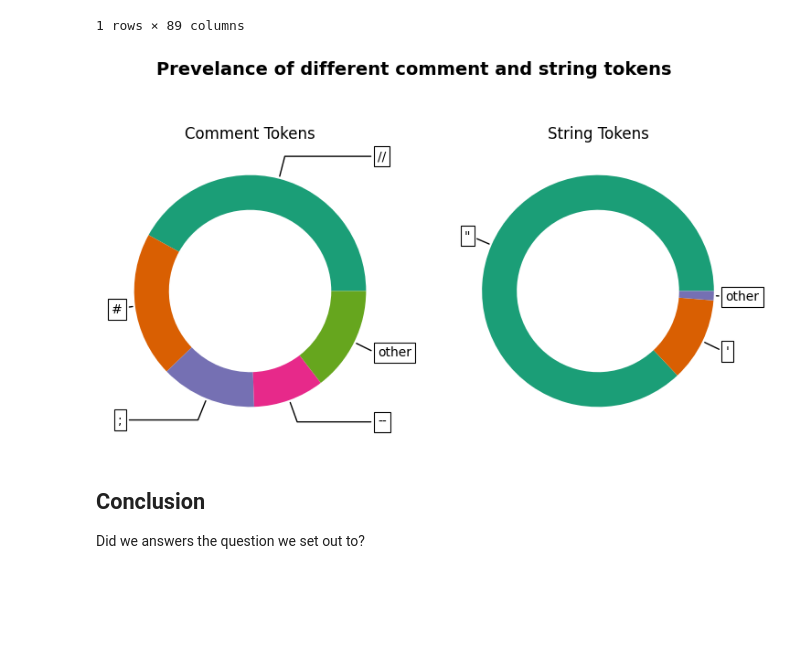
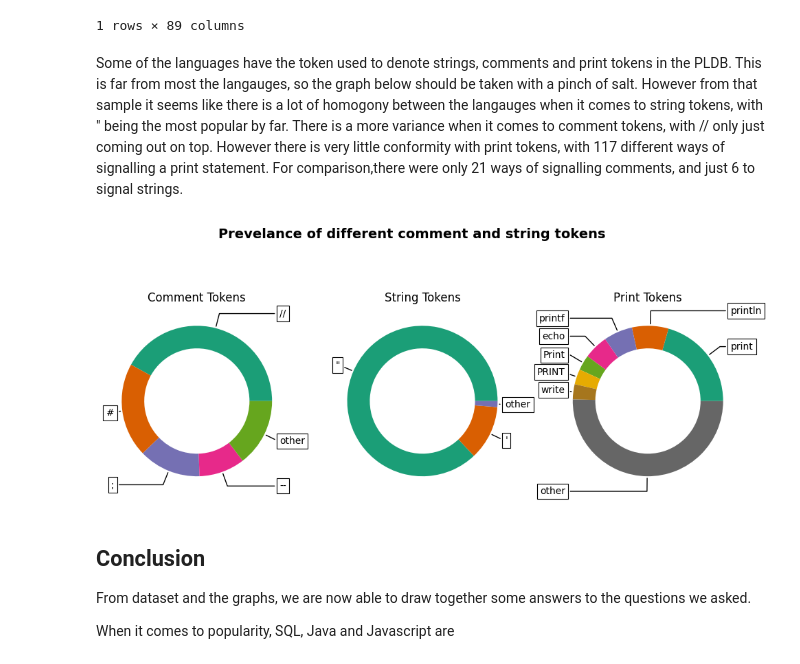
Before and after one commit to annaFlett/PLDB-Analysis, a Jupyter notebook: notebooks/languages.ipynb, the cells around one changed output. Saved outputs shown, nothing was run; the diff lists cells and outputs as text; code cells hidden in the pictures; blank space fills up the shorter version.

```diff
--- a/notebooks/languages.ipynb
+++ b/notebooks/languages.ipynb
@@ -205 +195,3 @@ See the caveats in the documentation: https://pandas.pydata.org/pandas-docs/stab
+# %%
+df['stringToken'] = df['stringToken'].replace("\'\\\"\'",'"')
 # %% [markdown]
@@ -226,5 +218,6 @@ country_replacements = {
      'North Cyprus':'Cyprus'}
 
 countries['country'] = countries['country'].replace({' amd ': ' and '},regex=True)
-countries[['1','2','3','4','5','6']] = countries['country'].str.split(pat=' and ',n=6,expand=True)
+countries[['1','2','3','4','5','6']] = countries['country'].str.split(pat=' and ',n=6,expand=True).fillna(value=np.nan)
 countries[['1','2','3','4','5','6']] = countries[['1','2','3','4','5','6']].map(lambda x: x.strip() if isinstance(x, str) else x).replace(country_replacements)
+countries.head()
@@ -388,20 +407,18 @@ for idx,(start,end,language) in enumerate(zip(start_dates,end_dates,labels)):
 # %%
-map_file = geopandas.read_file("../map files/world-administrative-boundaries.shp")
-map_file = map_file[['name','color_code','geometry']]
+map_file = geopandas.read_file("../map files/world-administrative-boundaries.shp")[['name','color_code','geometry']]
 all_countries = map_file['name'].to_list()
 
 x = countries[['1','2','3','4','5','6']].melt(value_name='name')['name'].value_counts().reindex(all_countries,fill_value=0).reset_index()
-print(x['count'].sum())
 x['count'] = np.log(x['count'] + 1 )
 y  = map_file.merge(x,on='name')
 
 fig, ax = plt.subplots(figsize=(15,6))
 ax.spines[['right', 'top','bottom','left']].set_visible(False)
 ax.set_xticks([]); ax.set_yticks([])
-ax.set_title("Which countries have created the most languages?",fontweight='bold',fontsize=14)
+ax.set_title("Which countries have created the most languages?",**TITLE_FONT)
 y.plot(column='count',cmap='Blues', ax=ax,edgecolor="0.7",linewidth=0.3)
 
 bar_info = plt.cm.ScalarMappable(cmap="Blues", norm=plt.Normalize(vmin=0, vmax=x['count'].max()))
-cbar = fig.colorbar(bar_info,ax=ax)
+cbar = fig.colorbar(bar_info,ax=ax,ticks=[0,1,2,3,4,5,6,7],format=lambda x,_ : f"{np.exp(x)}")
 fig.tight_layout()
 # %% [output]
@@ -423,13 +439,13 @@ ax.legend(handles=[plt.Line2D([0],[0],c='blue',linewidth=5),plt.Line2D([0],[0],c
 ax.annotate(xy= (62,20),text=f"{percent}% of the circles\nhave been shaded")
 ax.spines[['right', 'top','left','bottom']].set_visible(False)
 ax.set_xticks([]); ax.set_yticks([])
+
 shaded_counter = 0
 for x_coord in range(0,29):
     for y in range(24,-1,-1):
         if shaded_counter < shaded:
             ax.add_patch(plt.Circle((x_coord*2,y*2 + 5),0.75,fc='blue'))
             shaded_counter += 1
-        else:
-            ax.add_patch(plt.Circle((x_coord*2,y*2 + 5),0.75,fc='orange'))
+        else: ax.add_patch(plt.Circle((x_coord*2,y*2 + 5),0.75,fc='orange'))
 # %% [output]
 [figure]
@@ -490,37 +492,42 @@ df[~df['hasComments']]
 |  | id | name | appeared | measurements | tags | foundationScore | exampleCount | rank | ... |
 | 263 | regex | Regular Expressions | 1951 | 17 | queryLanguage | 0 | 2 | 264 | ... |
 1 rows × 89 columns
+# %% [markdown]
+Some of the languages have the token used to denote strings, comments and print tokens in the PLDB. This is far from most the langauges, so the graph below should be taken with a pinch of salt. However from that sample it seems like there is a lot of homogony between the langauges when it comes to string tokens, with " being the most popular by far. There is a more variance when it comes to comment tokens, with // only just coming out on top. However there is very little conformity with print tokens, with 117 different ways of signalling a print statement. For comparison,there were only 21 ways of signalling comments, and just 6 to signal strings.
 # %%
-fig,[ax1,ax2] = plt.subplots(1,2,figsize=(9,9))
+fig,[ax1,ax2,ax3] = plt.subplots(1,3,figsize=(12,9))
 fig.suptitle("Prevelance of different comment and string tokens",**TITLE_FONT)
 
-def make_chart(axis,col,labels,title):
+def make_chart(axis,col,title,boundary=20):
     tokens = df[~df[col].isnull()][col].value_counts()
-    other_values = tokens[tokens < 20].sum()
-    data = pd.concat([tokens[tokens >= 20], pd.Series({'other' : other_values})],axis=0)
+    other_values = tokens[tokens < boundary].sum()
+    data = pd.concat([tokens[tokens >= boundary], pd.Series({'other' : other_values})],axis=0)
     wedges, _ = axis.pie(x=data,wedgeprops=dict(width=0.3),colors=COLOUR_SET)
     axis.set_title(title)
-
+    labels = data.index.to_list()
     #from pieplot documentation (build the boxes around the labels)
     bbox_props = dict(boxstyle="square,pad=0.3", fc="white", ec="black", lw=0.8)
     kw = dict(arrowprops=dict(arrowstyle="-"),bbox=bbox_props, zorder=0, va="center")
 
     for i, p in enumerate(wedges):
         ang = (p.theta2 - p.theta1)/2. + p.theta1
         y = np.sin(np.deg2rad(ang))
         x = np.cos(np.deg2rad(ang))
         horizontalalignment = {-1: "right", 1: "left"}[int(np.sign(x))]
         connectionstyle = "angle,angleA=0,angleB={}".format(ang)
         kw["arrowprops"].update({"connectionstyle": connectionstyle})
         axis.annotate(labels[i], xy=(x, y), xytext=(1.1*np.sign(x), 1.2*y),
                     horizontalalignment=horizontalalignment, **kw)
 
-make_chart(ax1,'lineCommentToken',['//',"#",";","--","other"],"Comment Tokens")
-make_chart(ax2,"stringToken",['"',"'","other"],"String Tokens")
+make_chart(ax1,'lineCommentToken',"Comment Tokens")
+make_chart(ax2,"stringToken","String Tokens")
+make_chart(ax3,"printToken","Print Tokens",10)
 fig.subplots_adjust(top=0.9,bottom=0.5)
 # %% [output]
-[figure, old version]
+[figure, new version]
-# %% [markdown]
-## Conclusion
-
-Did we answers the question we set out to?
+# %% [markdown]
+## Conclusion
+
+From dataset and the graphs, we are now able to draw together some answers to the questions we asked.
+
+When it comes to popularity, SQL, Java and Javascript are
```
Also changed, not shown: parts of 55 cells of this notebook.
